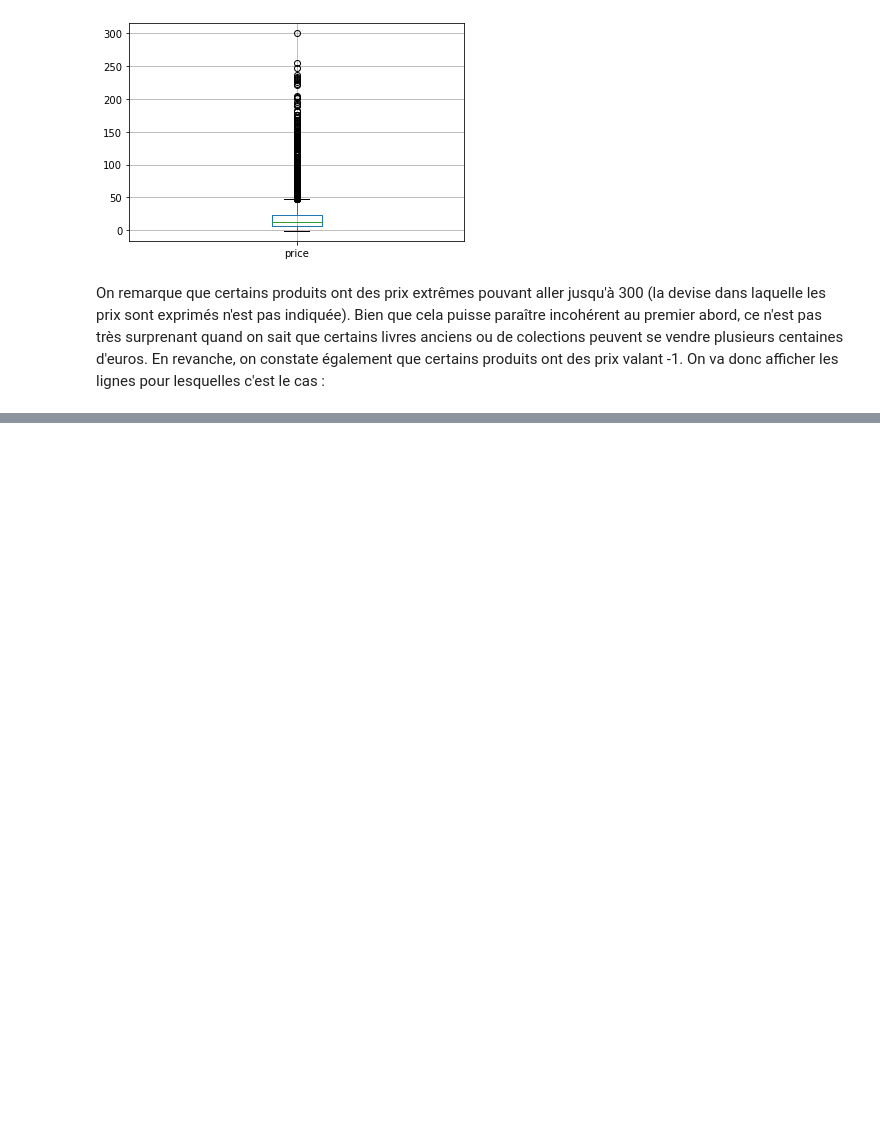
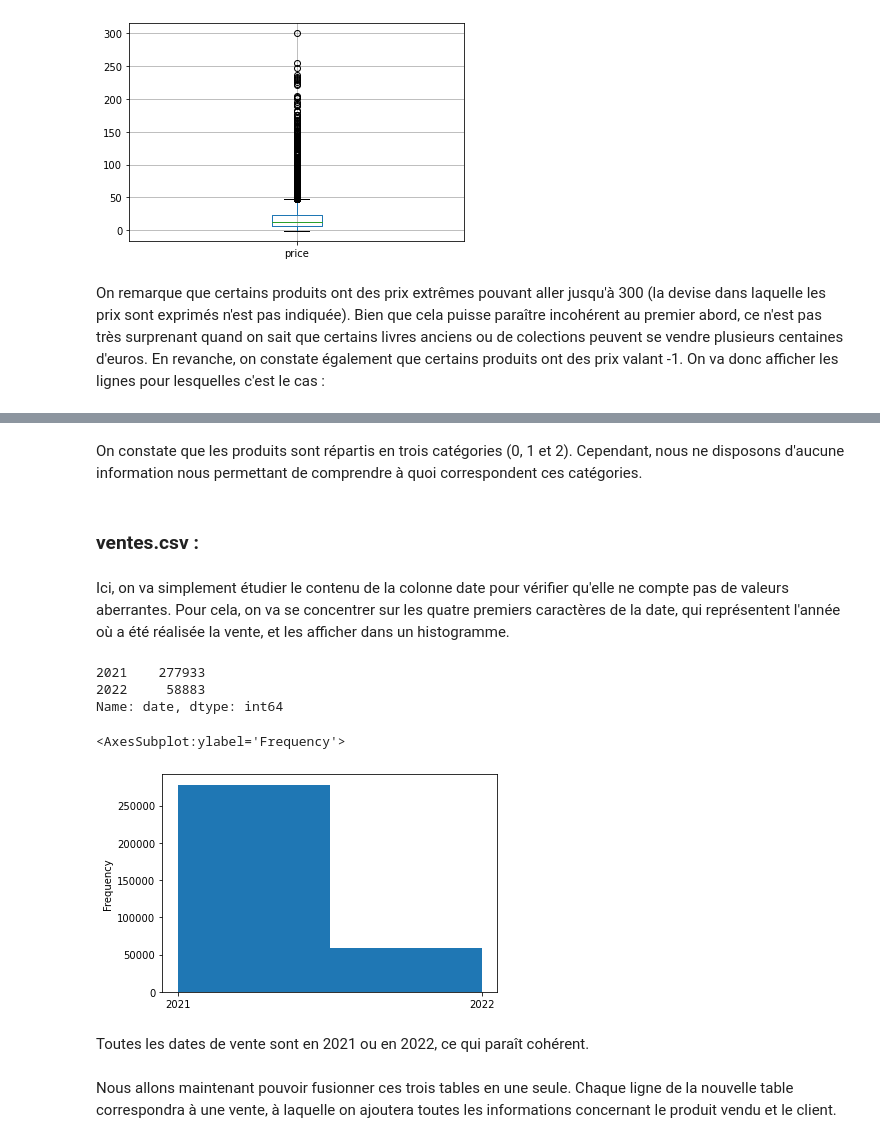
Before and after one commit to vinpap/brief_book_business, a Jupyter notebook: clean_data.ipynb, the cells around one changed output, grey strips where cells are left out. Cells and saved outputs as stored; diff of their text form; code cells hidden in the pictures; blank space fills up the shorter version.

```diff
--- a/clean_data.ipynb
+++ b/clean_data.ipynb
@@ -126,0 +123,21 @@ On constate que les produits sont répartis en trois catégories (0, 1 et 2).
+# %% [markdown]
+On constate que les produits sont répartis en trois catégories (0, 1 et 2). Cependant, nous ne disposons d'aucune information nous permettant de comprendre à quoi correspondent ces catégories.
+# %% [markdown]
+### ventes.csv :
+# %% [markdown]
+Ici, on va simplement étudier le contenu de la colonne date pour vérifier qu'elle ne compte pas de valeurs aberrantes. Pour cela, on va se concentrer sur les quatre premiers caractères de la date, qui représentent l'année où a été réalisée la vente, et les afficher dans un histogramme.
+# %%
+dates = sales["date"]
+dates = dates.apply(lambda x: int(x[:4]))
+print(dates.value_counts())
+dates.plot.hist(bins=2, xticks=[2021, 2022])
+# %% [output]
+2021    277933
+2022     58883
+Name: date, dtype: int64
+<AxesSubplot:ylabel='Frequency'>
+[figure, added]
+# %% [markdown]
+Toutes les dates de vente sont en 2021 ou en 2022, ce qui paraît cohérent.
+# %% [markdown]
+Nous allons maintenant pouvoir fusionner ces trois tables en une seule. Chaque ligne de la nouvelle table correspondra à une vente, à laquelle on ajoutera toutes les informations concernant le produit vendu et le client.
```
Also changed, not shown: parts of 16 cells of this notebook, 1 other file.
